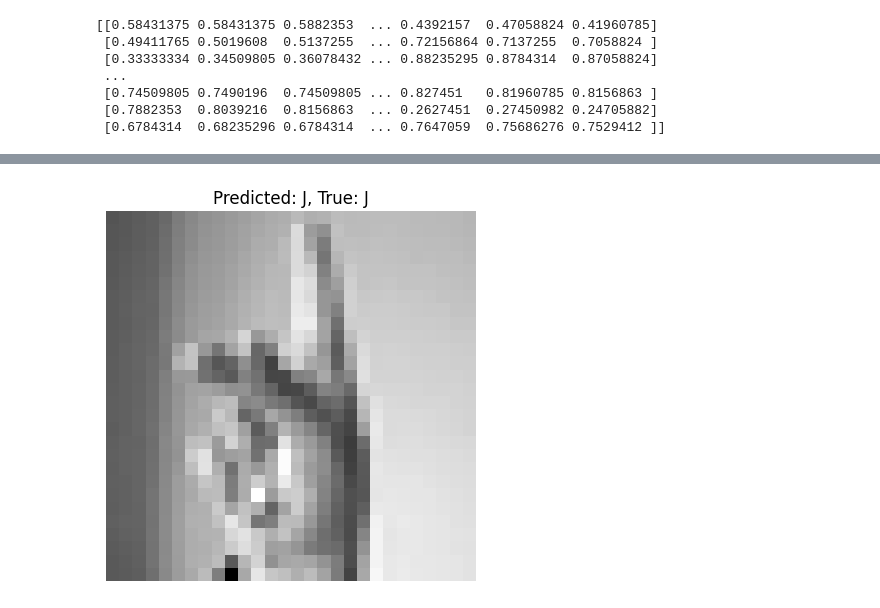
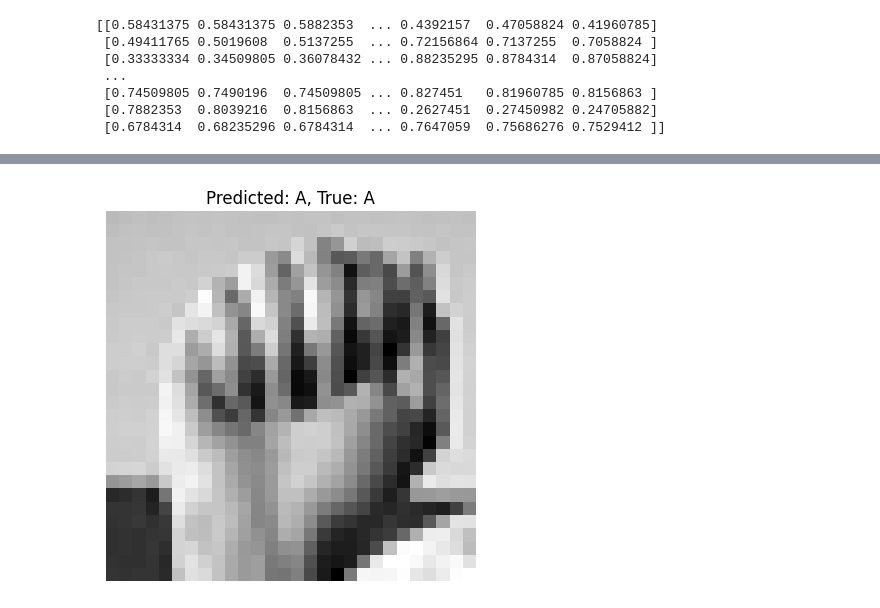
Before and after one commit to Temuulen-Munkhtaivan/Sign_Language_MNIST, a Jupyter notebook: SL_MNIST.ipynb, the cells around one changed output, grey strips where cells are left out. Cells and saved outputs as stored; diff of their text form; code cells hidden in the pictures.

```diff
--- a/SL_MNIST.ipynb
+++ b/SL_MNIST.ipynb
@@ -211,5 +208,5 @@ def show_prediction(index):
     plt.show()
 
 # 🔁 Try different indexes!
-show_prediction(2)
+show_prediction(3)
 # %% [output]
@@ -217 +214 @@ show_prediction(2)
-[figure, old version]
+[figure, new version]
```
Also changed, not shown: parts of 6 cells of this notebook.
